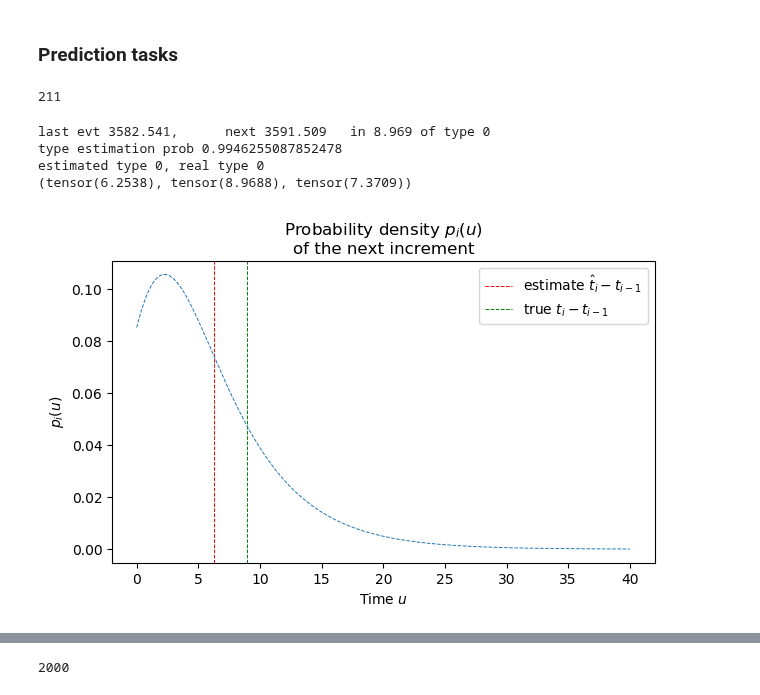
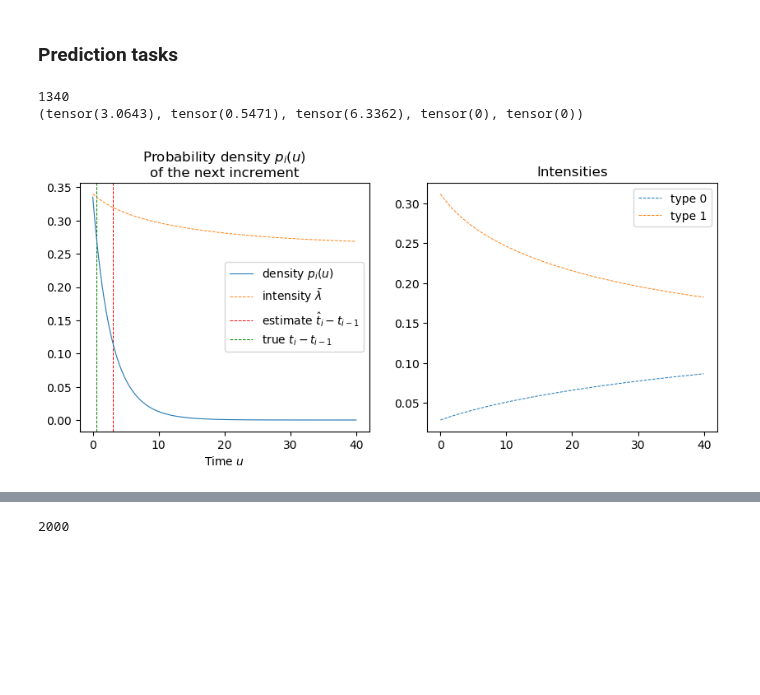
Before and after one commit to Deeptradingfx/point-process-nets, a Jupyter notebook: notebooks/ctlstm.ipynb, the cells around one changed output, grey strips where cells are left out. Saved outputs shown, nothing was run; the diff lists cells and outputs as text; code cells hidden in the pictures; blank space fills up the shorter version.

Commit message:
update data

```diff
--- a/notebooks/ctlstm.ipynb
+++ b/notebooks/ctlstm.ipynb
@@ -65,6 +65,6 @@ Available files:
 # SET THESE PARAMETERS
 process_dim = 2
 print("Process dimension: {}".format(process_dim))
-chosen_data_file = SYNTH_DATA_FILES[2]
+chosen_data_file = SYNTH_DATA_FILES[1]
 print("Data file: {}".format(chosen_data_file))
 # %% [output]
@@ -330,22 +332,18 @@ fig.savefig(distrib_plot_filepath)
 # %%
 from models.ctlstm import read_predict
 # %%
-my_index = torch.randint(0, 6000, (1,)).int().item()
+my_index = torch.randint(0, 4000, (1,)).int().item()
 print(my_index)
+
+_seq_data = (seq_times[my_index],
+             seq_types[my_index],
+             seq_lengths[my_index])
+restup, fig = read_predict(model, *_seq_data, plot=True)
+print(restup)
 # %% [output]
-211
+1340
+(tensor(3.0643), tensor(0.5471), tensor(6.3362), tensor(0), tensor(0))
+[figure, added]
-# %%
-_seq_data = (seq_times[my_index],
-             seq_types[my_index],
-             seq_lengths[my_index])
-restup, fig = read_predict(model, *_seq_data, plot=True)
-print(restup)
-# %% [output]
-last evt 3582.541,      next 3591.509   in 8.969 of type 0
-type estimation prob 0.9946255087852478
-estimated type 0, real type 0
-(tensor(6.2538), tensor(8.9688), tensor(7.3709))
-[figure, removed]
 # %%
 test_size = 2000
 # %%
```
Also changed, not shown: parts of 11 cells of this notebook, 13 other files.
